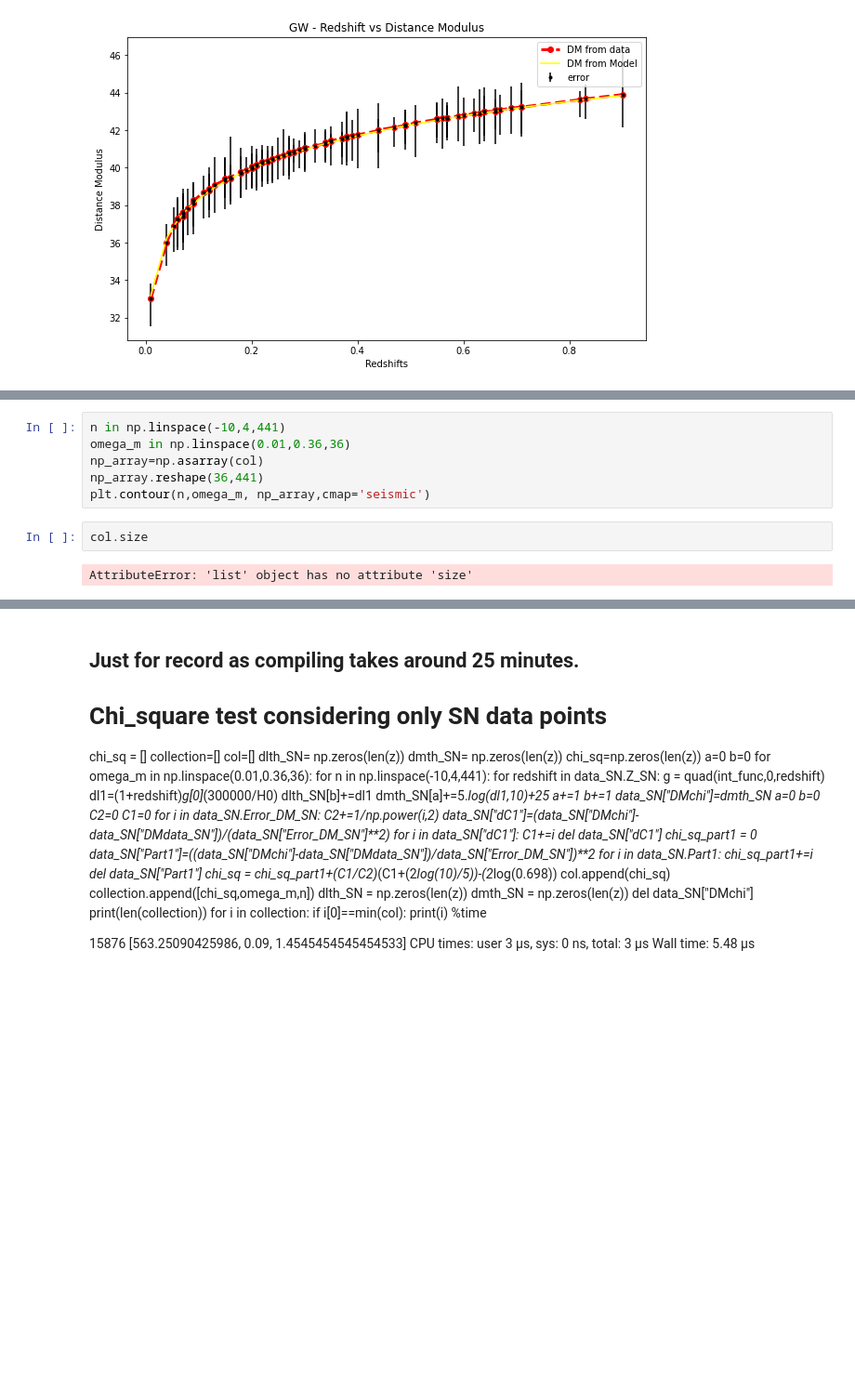
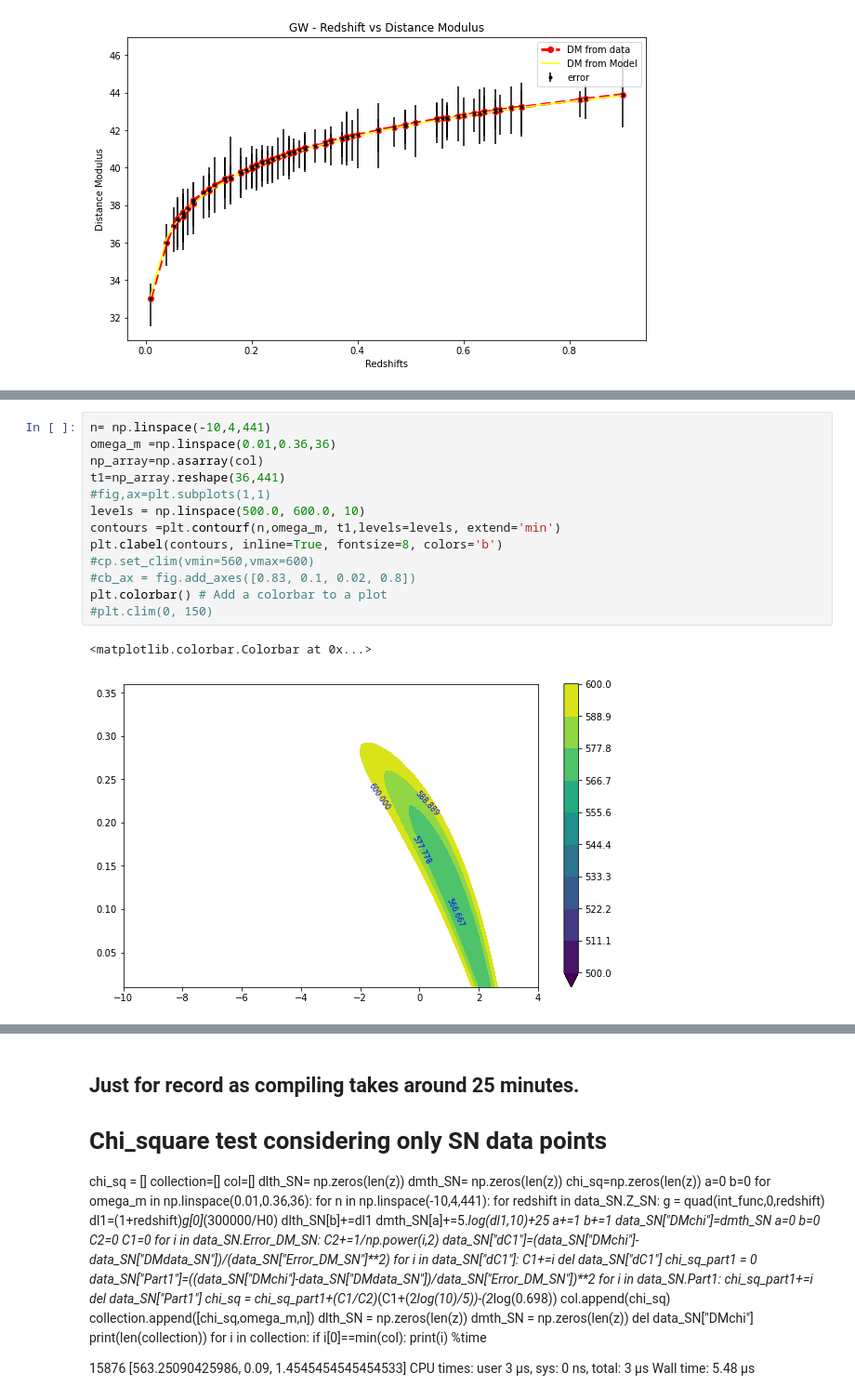
Before and after one commit to AshleyChraya/HubbleConstant-ConstraintsForVCG, a Jupyter notebook: Python Codes/VCG constraints by SN GWTC3.ipynb, the cells around one changed output, grey strips where cells are left out. Shown at 93% size. Cells and saved outputs as stored; diff of their text form; blank space fills up the shorter version.

Commit message:
contours done

```diff
--- a/Python Codes/VCG constraints by SN GWTC3.ipynb
+++ b/Python Codes/VCG constraints by SN GWTC3.ipynb
@@ -490,10 +495,16 @@ for i in collection:
-# %%
-n in np.linspace(-10,4,441)
-omega_m in np.linspace(0.01,0.36,36)
-np_array=np.asarray(col)
-np_array.reshape(36,441)
-plt.contour(n,omega_m, np_array,cmap='seismic')
-# %%
-col.size
-# %% [output]
-AttributeError: 'list' object has no attribute 'size'
+# %%
+n= np.linspace(-10,4,441)
+omega_m =np.linspace(0.01,0.36,36)
+np_array=np.asarray(col)
+t1=np_array.reshape(36,441)
+#fig,ax=plt.subplots(1,1)
+levels = np.linspace(500.0, 600.0, 10)
+contours =plt.contourf(n,omega_m, t1,levels=levels, extend='min')
+plt.clabel(contours, inline=True, fontsize=8, colors='b')
+#cp.set_clim(vmin=560,vmax=600)
+#cb_ax = fig.add_axes([0.83, 0.1, 0.02, 0.8])
+plt.colorbar() # Add a colorbar to a plot
+#plt.clim(0, 150)
+# %% [output]
+<matplotlib.colorbar.Colorbar at 0x...>
+[figure, added]
```
Also changed, not shown: parts of 12 cells of this notebook.
